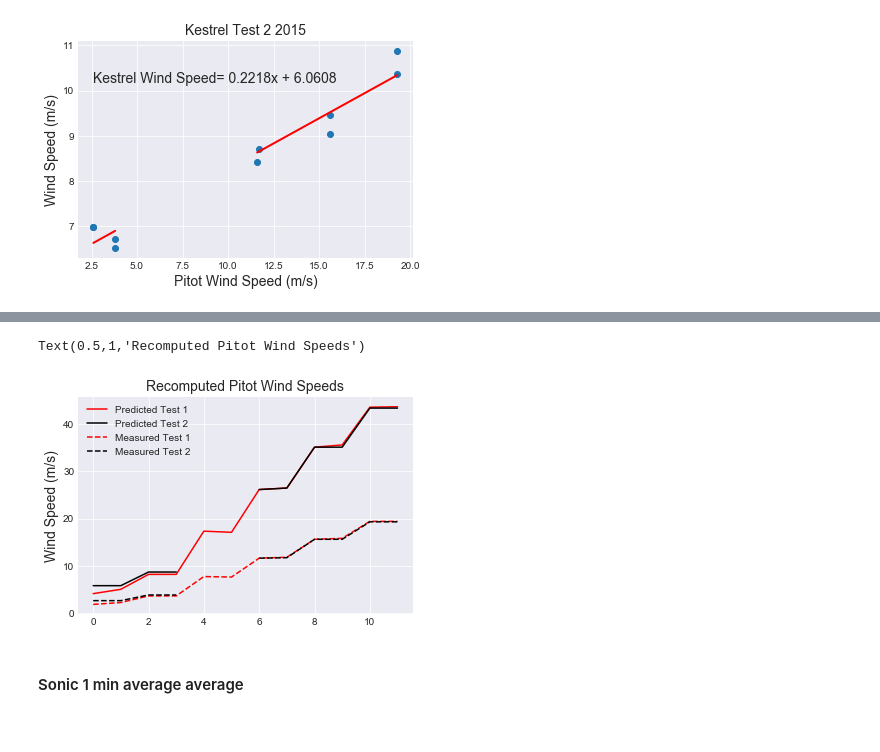
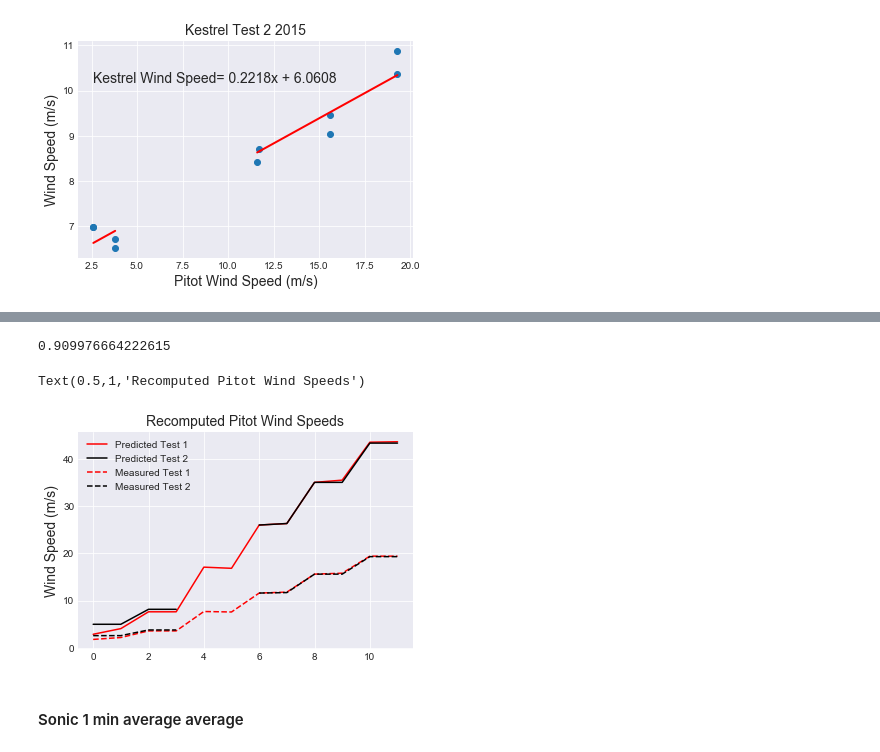
Before and after one commit to Pearl-Ayem/a303_course_work, a Jupyter notebook: Lab 8/Lab 8 analysis.ipynb, the cells around one changed output, grey strips where cells are left out. Cells and saved outputs as stored; diff of their text form; code cells hidden in the pictures.

Commit message:
Bias plot added, amplification factor changed

```diff
--- a/Lab 8/Lab 8 analysis.ipynb
+++ b/Lab 8/Lab 8 analysis.ipynb
@@ -539,27 +549,31 @@ Calibration Equation: Pitot Wind Speed = -0.0366 + 0.165 * Kestrel Wind Speed (T
+# %%
+np.nanmean(abs(bias_son15_2))
+# %% [output]
+0.909976664222615
 # %%
 def pitot_speed(density,pressure):
-    return np.sqrt(2*pressure/density)
+    return np.sqrt(2*(pressure-5)/density)
 
 predicted_speeds_1=[]
 for label,x in pit15_1.iterrows():
     predicted_speeds_1.append(pitot_speed(x.air_dens,x.press))
 
 predicted_speeds_1
 
 predicted_speeds_2=[]
 for label,x in pit15_2.iterrows():
     predicted_speeds_2.append(pitot_speed(x.air_dens,x.press))
 
 plt.plot(predicted_speeds_1,c='r')
 plt.plot(predicted_speeds_2,c='k')
 plt.plot(pit15_1['ws'],'r--')
 plt.plot(pit15_2['ws'],'k--')
 plt.legend(['Predicted Test 1','Predicted Test 2','Measured Test 1','Measured Test 2'])
 plt.ylabel('Wind Speed (m/s)',fontsize='14')
 plt.title('Recomputed Pitot Wind Speeds',fontsize='14')
 # %% [output]
 Text(0.5,1,'Recomputed Pitot Wind Speeds')
-[figure, old version]
+[figure, new version]
 # %% [markdown]
 #### Sonic 1 min average average
 # %%
```
Also changed, not shown: parts of 5 cells of this notebook, 8 other files.
